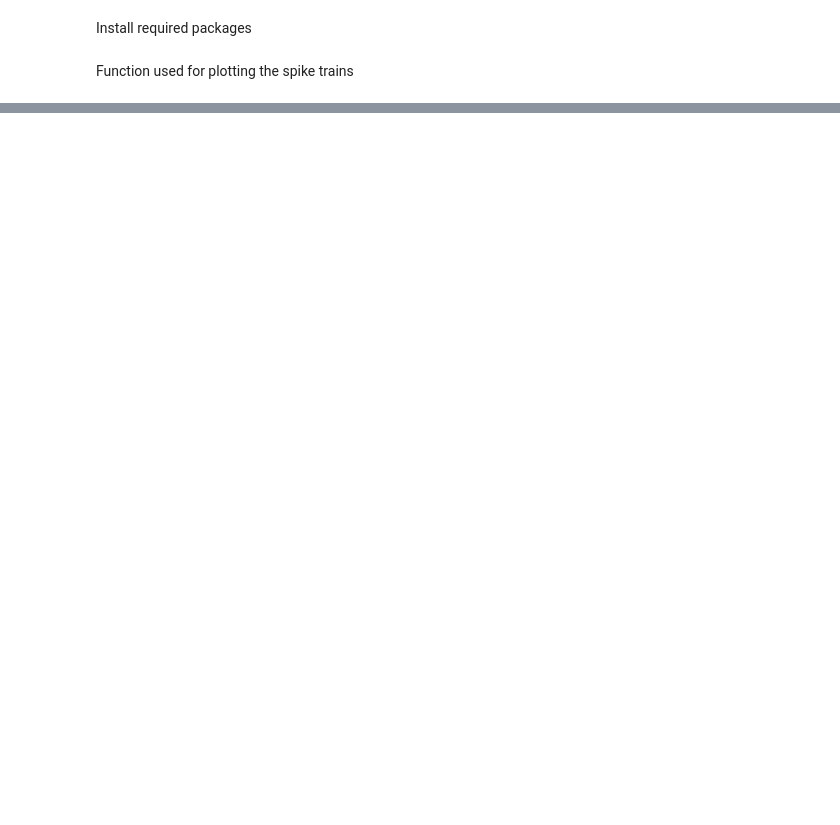
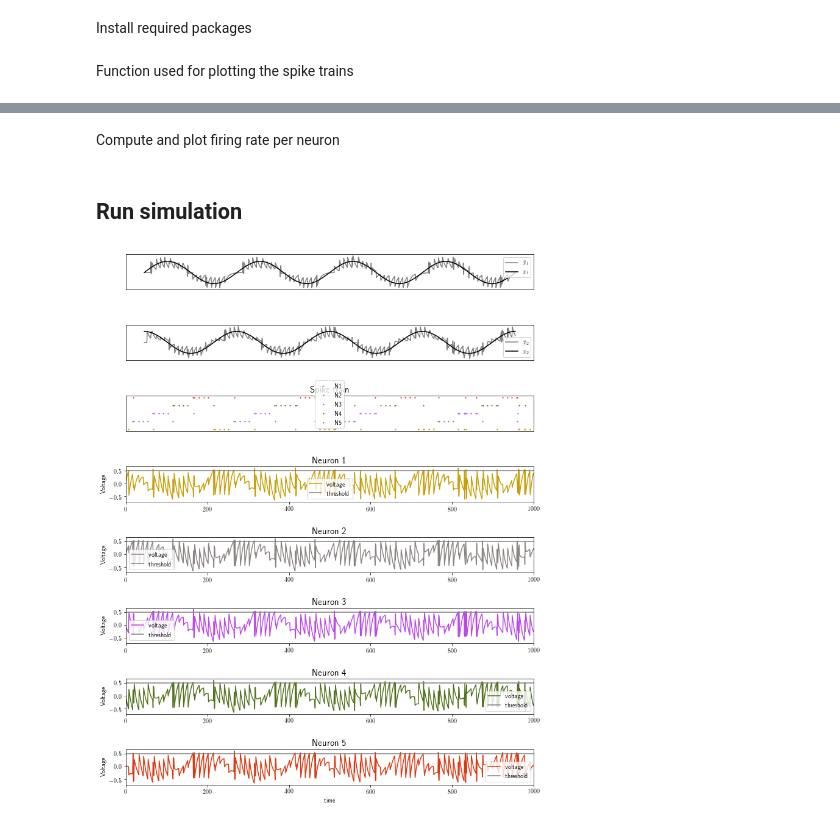
Before and after one commit to ABra1993/LisbonLab, a Jupyter notebook: Current/SNN_current_multidim.ipynb, the cells around one changed output, grey strips where cells are left out. Cells and saved outputs as stored; diff of their text form; code cells hidden in the pictures; blank space fills up the shorter version.

```diff
--- a/Current/SNN_current_multidim.ipynb
+++ b/Current/SNN_current_multidim.ipynb
@@ -241,16 +150,0 @@ def plot_N(color, plot_voltage=1):
-# %%
-# Run simulation and plot results for given parameters
-N = 1                                                   # number of neurons
-d = 1                                                    # number of dimensions of signal input
-iterations = 8000                                        # number of time steps
-dt = 0.01                                                # step size
-tau = 1                                                  # time constant
-beta = 0.0                                               # cost
-color = np.random.randint(0, 255, size=(N, 3))           # color map for plotting the different neurons
-
-# run simulation
-D = initialize_weights(N, d)                                                # initialize decoding weights
-t, voltage, x_est, o, T = initialize_params_N(N, d, iterations, dt, D, beta)# initialize parameters
-c, x = TVS_N(iterations)                                                    # create d-dimensional input signal
-run_N(tau, beta)                                                            # run spiking network
-plot_N(color, plot_voltage=1)                                               # plot results
@@ -568,0 +349,2 @@ INFO:matplotlib.animation:Animation.save using <class 'matplotlib.animation.Pill
+# %% [markdown]
+Compute and plot firing rate per neuron
@@ -568,0 +381,20 @@ INFO:matplotlib.animation:Animation.save using <class 'matplotlib.animation.Pill
+# %% [markdown]
+## Run simulation
+# %%
+# Run simulation and plot results for given parameters
+N = 5                                                    # number of neurons
+d = 2                                                    # number of dimensions of signal input
+iterations = 1000                                        # number of time steps
+dt = 0.1                                                # step size
+tau = 1                                                  # time constant
+beta = 0.0                                               # cost
+color = np.random.randint(0, 255, size=(N, 3))           # color map for plotting the different neurons
+
+# run simulation
+D = initialize_weights(N, d)                                                # initialize decoding weights
+t, voltage, x_est, o, T = initialize_params_N(N, d, iterations, dt, D, beta)# initialize parameters
+c, x = time_varying_signal()                                                # create d-dimensional input signal
+run_N(tau, beta)                                                            # run spiking network
+plot_N(color, plot_voltage=1)                                               # plot results
+# %% [output]
+[figure, added]
```
Also changed, not shown: parts of 57 cells of this notebook, 6 other files.
